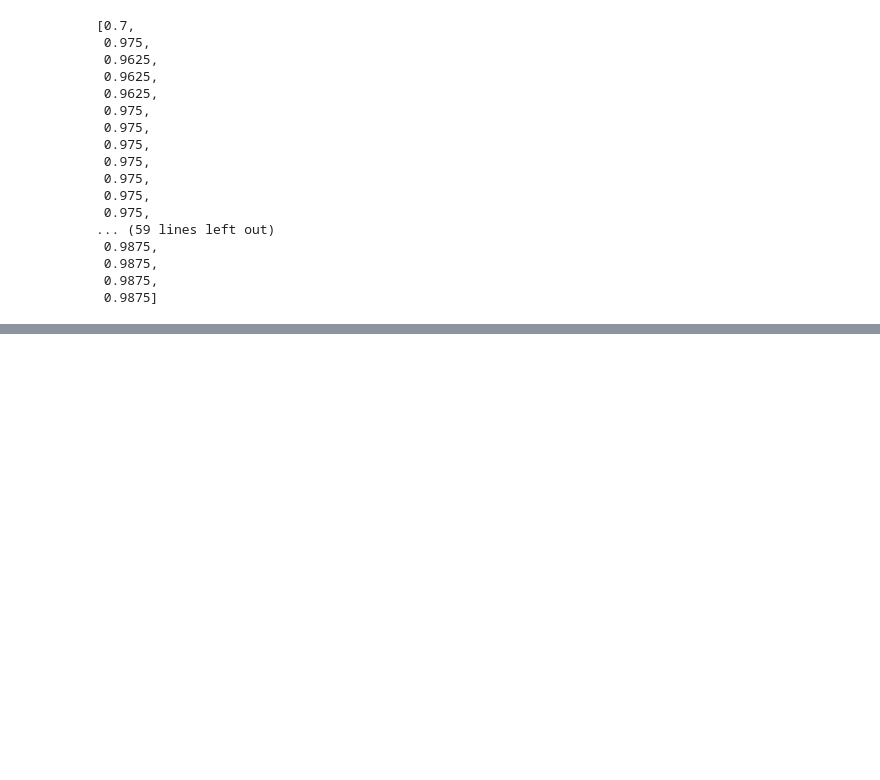
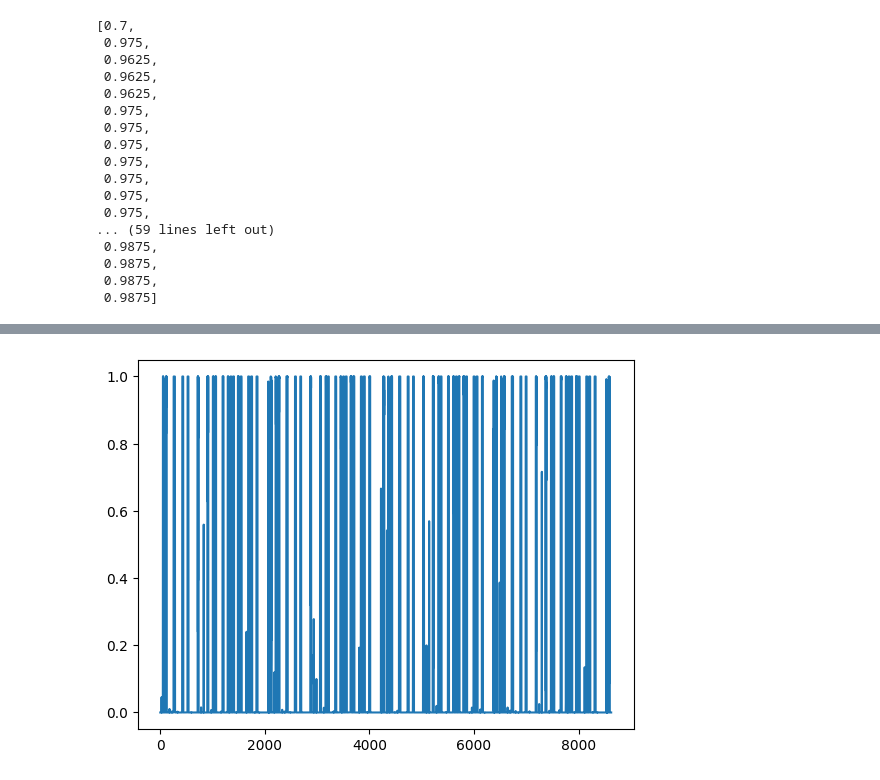
Before and after one commit to ivopascal/emg_classifier, a Jupyter notebook: notebooks/emg_online.ipynb, the cells around one changed output, grey strips where cells are left out. Saved outputs shown, nothing was run; the diff lists cells and outputs as text; code cells hidden in the pictures; blank space fills up the shorter version.

```diff
--- a/notebooks/emg_online.ipynb
+++ b/notebooks/emg_online.ipynb
@@ -322,0 +339,5 @@ acc
+# %%
+df[1].plot()
+plt.show()
+# %% [output]
+[figure, added]
```
Also changed, not shown: parts of 20 cells of this notebook, 7 other files.
